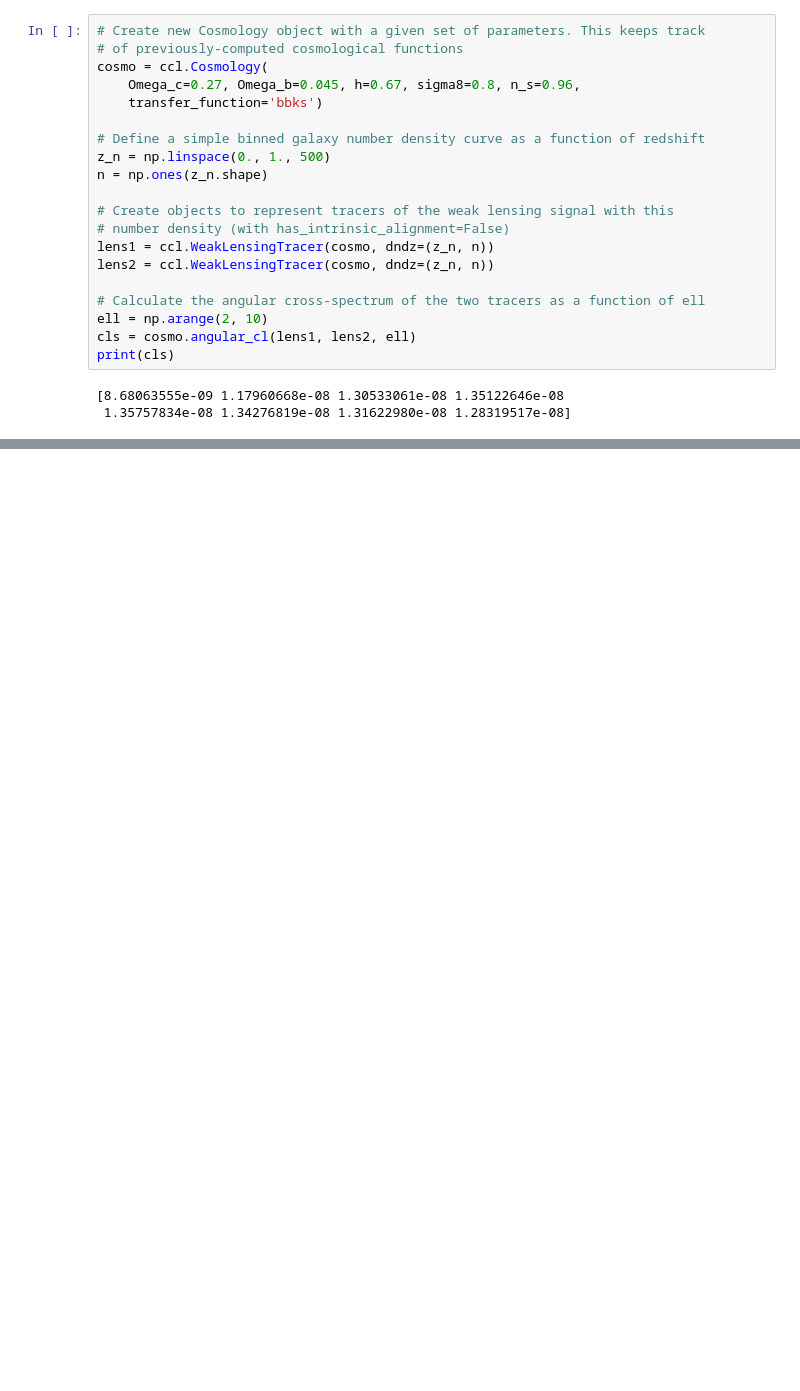
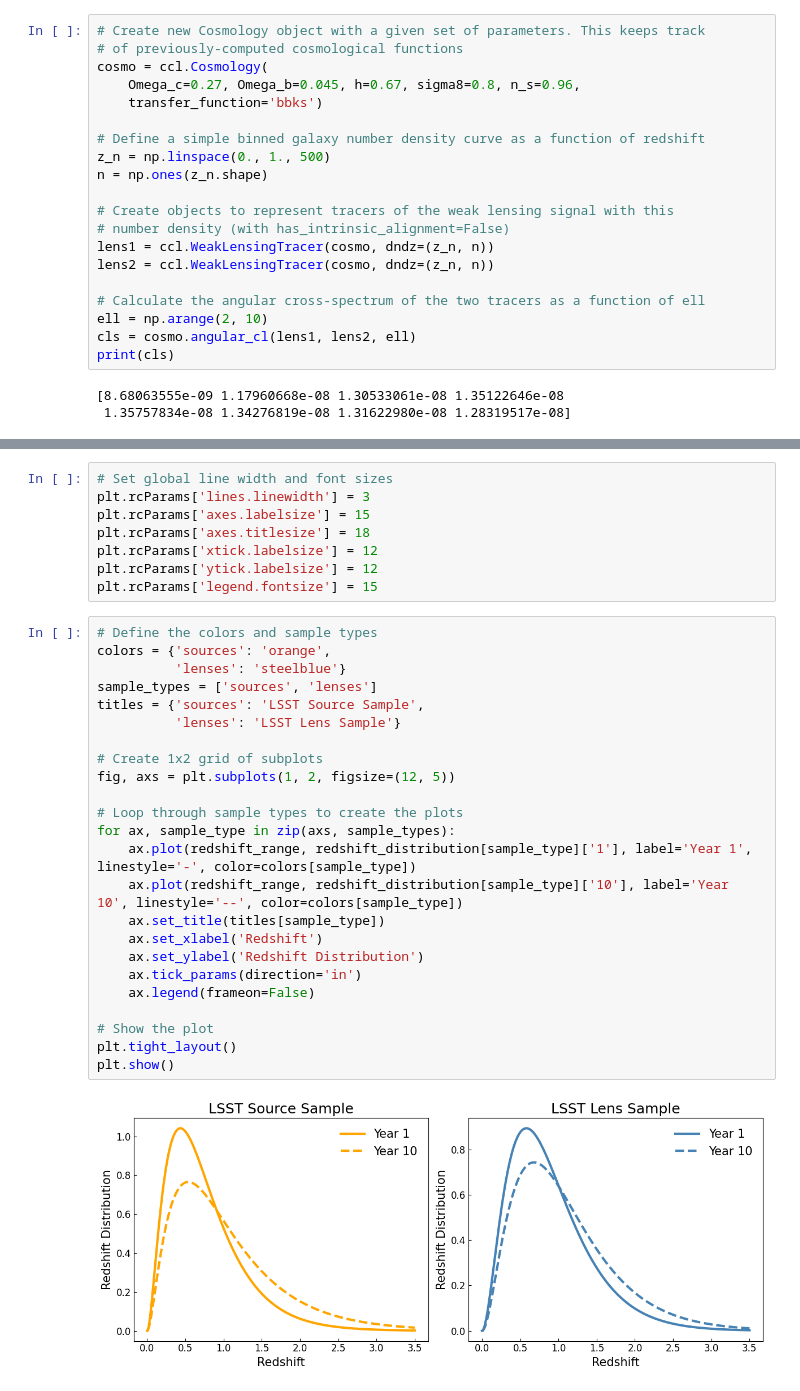
Before and after one commit to sepehrX12/Intrinsic-Alignment-Project, a Jupyter notebook: CCL_LSST.ipynb, the cells around one changed output, grey strips where cells are left out. Drawn from its saved outputs; the diff is of its cells as text; blank space fills up the shorter version.

```diff
--- a/CCL_LSST.ipynb
+++ b/CCL_LSST.ipynb
@@ -52,0 +97,34 @@ print(cls)
+# %%
+# Set global line width and font sizes
+plt.rcParams['lines.linewidth'] = 3
+plt.rcParams['axes.labelsize'] = 15
+plt.rcParams['axes.titlesize'] = 18
+plt.rcParams['xtick.labelsize'] = 12
+plt.rcParams['ytick.labelsize'] = 12
+plt.rcParams['legend.fontsize'] = 15
+# %%
+# Define the colors and sample types
+colors = {'sources': 'orange',
+          'lenses': 'steelblue'}
+sample_types = ['sources', 'lenses']
+titles = {'sources': 'LSST Source Sample',
+          'lenses': 'LSST Lens Sample'}
+
+# Create 1x2 grid of subplots
+fig, axs = plt.subplots(1, 2, figsize=(12, 5))
+
+# Loop through sample types to create the plots
+for ax, sample_type in zip(axs, sample_types):
+    ax.plot(redshift_range, redshift_distribution[sample_type]['1'], label='Year 1', linestyle='-', color=colors[sample_type])
+    ax.plot(redshift_range, redshift_distribution[sample_type]['10'], label='Year 10', linestyle='--', color=colors[sample_type])
+    ax.set_title(titles[sample_type])
+    ax.set_xlabel('Redshift')
+    ax.set_ylabel('Redshift Distribution')
+    ax.tick_params(direction='in')
+    ax.legend(frameon=False)
+
+# Show the plot
+plt.tight_layout()
+plt.show()
+# %% [output]
+[figure, added]
```
Also changed, not shown: parts of 10 cells of this notebook.
